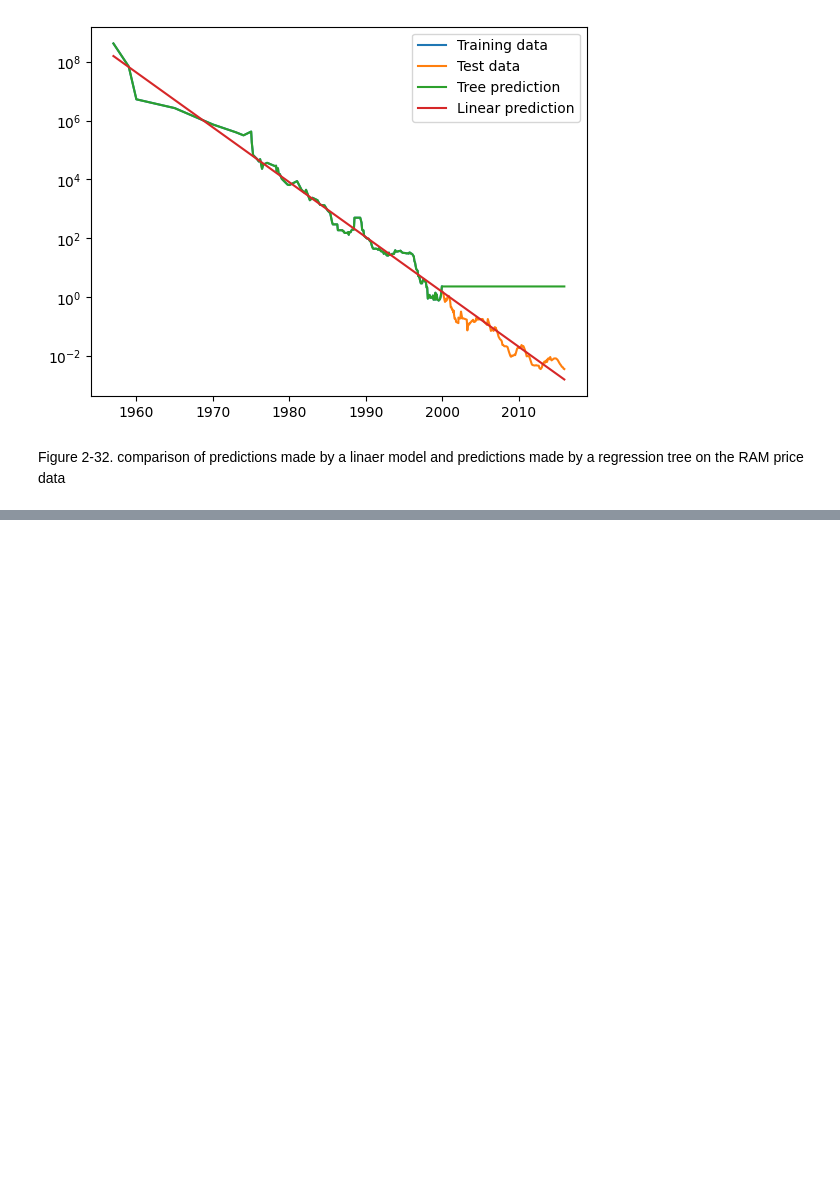
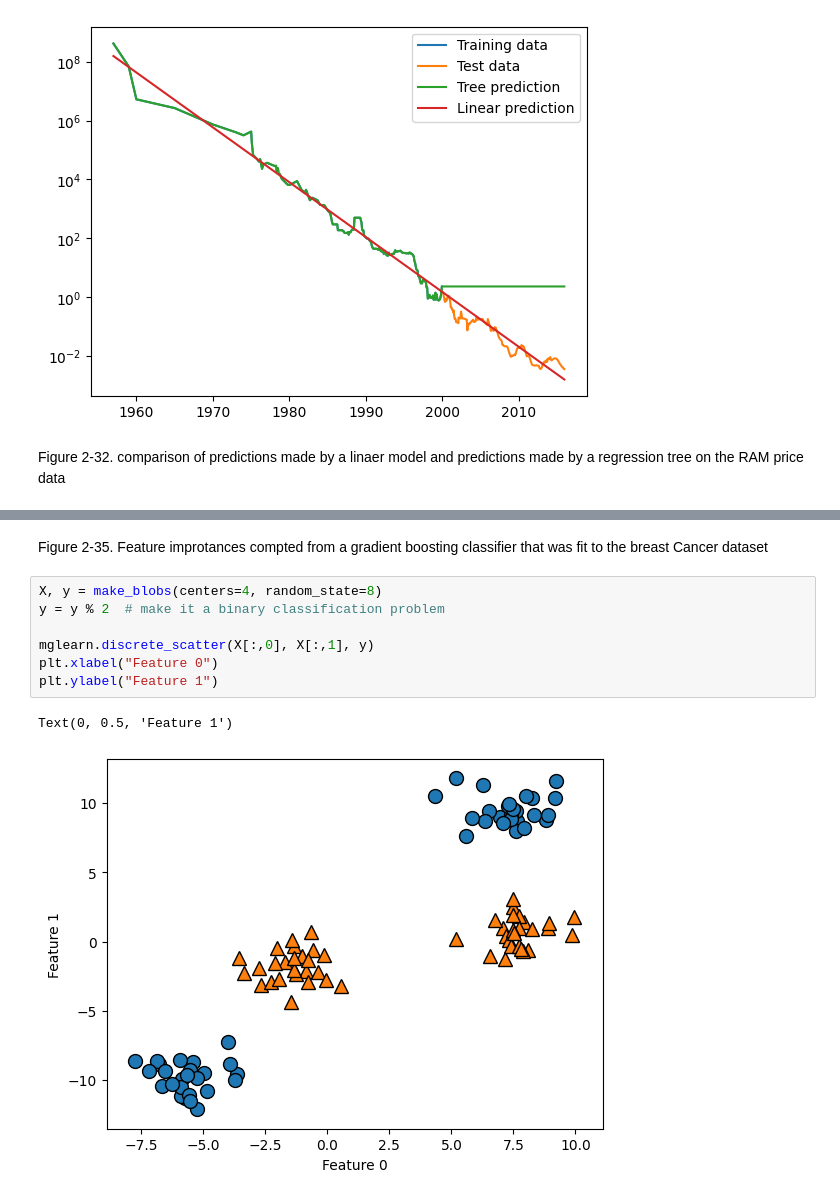
Before and after one commit to Youngsoo1024/Python_ML, a Jupyter notebook: Chap 2/ch2_test.ipynb, the cells around one changed output, grey strips where cells are left out. Drawn from its saved outputs; the diff is of its cells as text; blank space fills up the shorter version.

```diff
--- a/Chap 2/ch2_test.ipynb
+++ b/Chap 2/ch2_test.ipynb
@@ -699,0 +790,12 @@ Figure 2-32. comparison of predictions made by a linaer model and predictions ma
+# %% [markdown]
+Figure 2-35. Feature improtances compted from a gradient boosting classifier that was fit to the breast Cancer dataset
+# %%
+X, y = make_blobs(centers=4, random_state=8)
+y = y % 2  # make it a binary classification problem
+
+mglearn.discrete_scatter(X[:,0], X[:,1], y)
+plt.xlabel("Feature 0")
+plt.ylabel("Feature 1")
+# %% [output]
+Text(0, 0.5, 'Feature 1')
+[figure, added]
```
Also changed, not shown: parts of 27 cells of this notebook, 1 other file.
